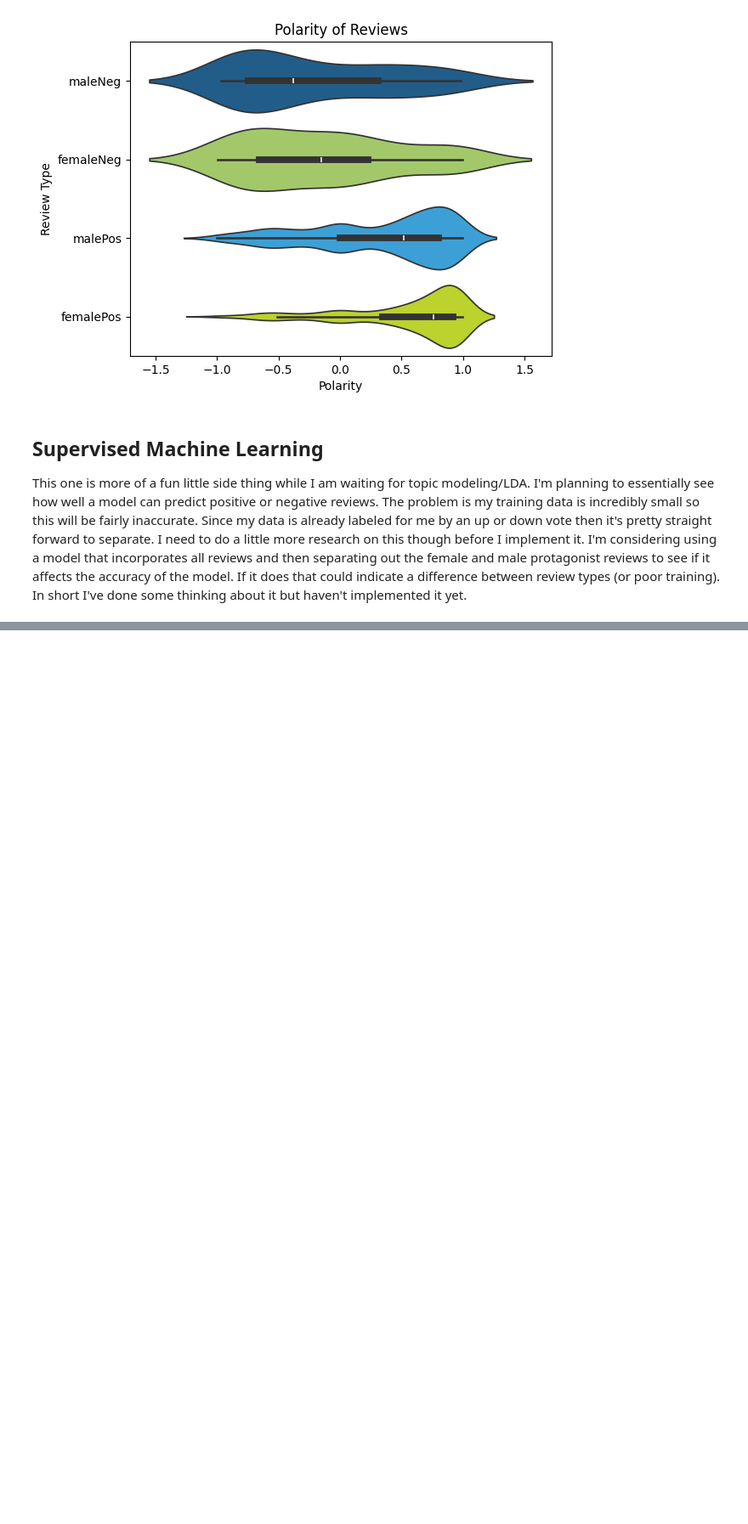
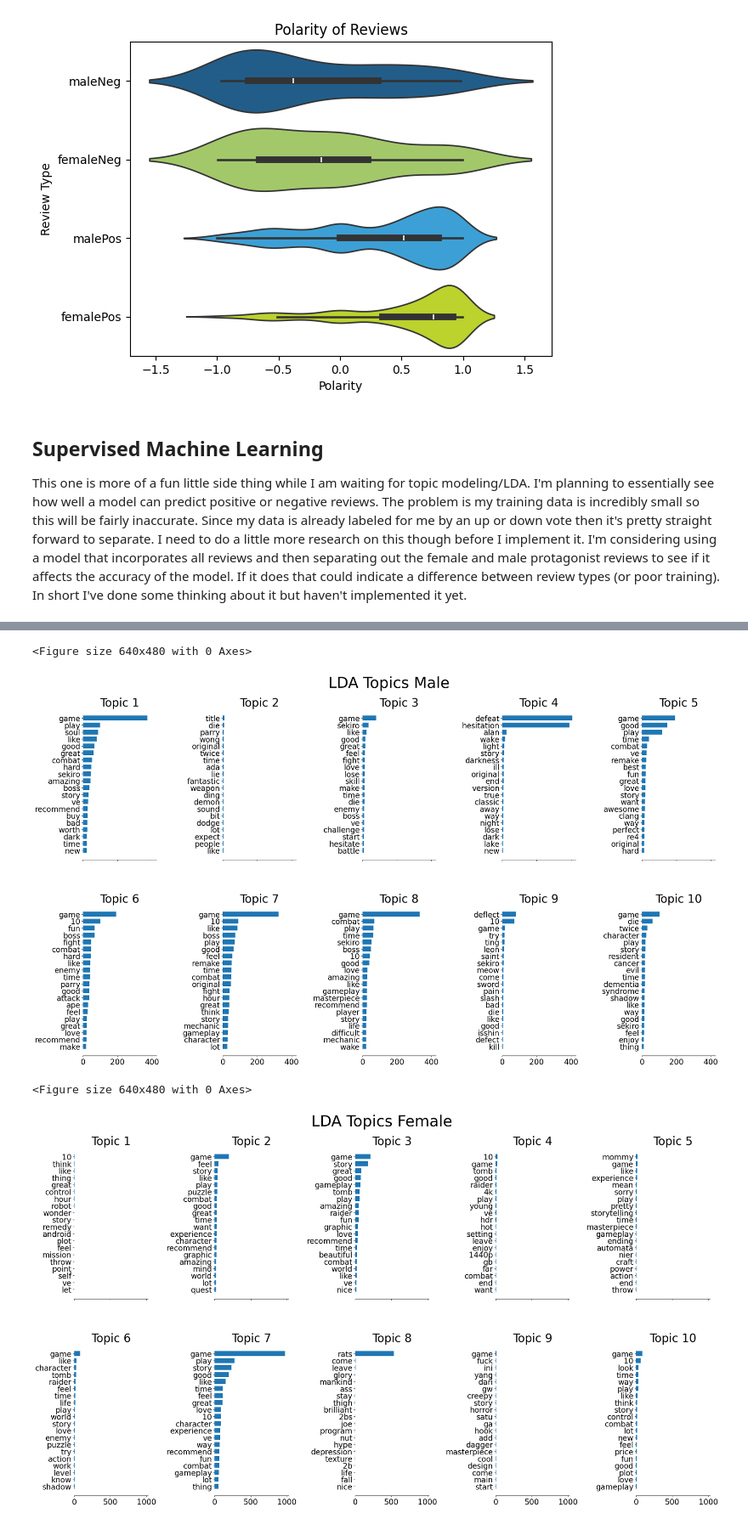
Before and after one commit to NathanielH-snek/SteamReviewTextAnalysis, a Jupyter notebook: analysis.ipynb, the cells around one changed output, grey strips where cells are left out. Shown at 85% size. Drawn from its saved outputs; the diff is of its cells as text; code cells hidden in the pictures; blank space fills up the shorter version.

```diff
--- a/analysis.ipynb
+++ b/analysis.ipynb
@@ -511,0 +680,49 @@ This one is more of a fun little side thing while I am waiting for topic modelin
+# %%
+vectorizer = CountVectorizer(stop_words='english')
+reviewListMale = reviewData[reviewData['revType'] == 'male']['text'].to_list()
+reviewListFemale = reviewData[reviewData['revType'] == 'female']['text'].to_list()
+lda = LatentDirichletAllocation(random_state=69)
+# %%
+def plot_top_words(model, feature_names, n_top_words, title):
+    plt.figure()
+    fig, axes = plt.subplots(2, 5, figsize=(30, 15), sharex=True)
+    axes = axes.flatten()
+    for topic_idx, topic in enumerate(model.components_):
+        top_features_ind = topic.argsort()[-n_top_words:]
+        top_features = feature_names[top_features_ind]
+        weights = topic[top_features_ind]
+
+        ax = axes[topic_idx]
+        ax.barh(top_features, weights, height=0.7)
+        ax.set_title(f"Topic {topic_idx +1}", fontdict={"fontsize": 30})
+        ax.tick_params(axis="both", which="major", labelsize=20)
+        for i in "top right left".split():
+            ax.spines[i].set_visible(False)
+        fig.suptitle(title, fontsize=40)
+
+    plt.subplots_adjust(top=0.90, bottom=0.05, wspace=0.90, hspace=0.3)
+    plt.show()
+
+xMale = vectorizer.fit_transform(reviewListMale)
+ldaModMale = lda.fit(xMale)
+
+plot_top_words(
+    ldaModMale,
+    vectorizer.get_feature_names_out(),
+    20,
+    "LDA Topics Male"
+)
+
+xFemale = vectorizer.fit_transform(reviewListFemale)
+ldaModFemale = lda.fit(xFemale)
+plot_top_words(
+    ldaModFemale,
+    vectorizer.get_feature_names_out(),
+    20,
+    "LDA Topics Female"
+)
+# %% [output]
+<Figure size 640x480 with 0 Axes>
+[figure, added]
+<Figure size 640x480 with 0 Axes>
+[figure, added]
```
Also changed, not shown: parts of 12 cells of this notebook, 2 other files.
